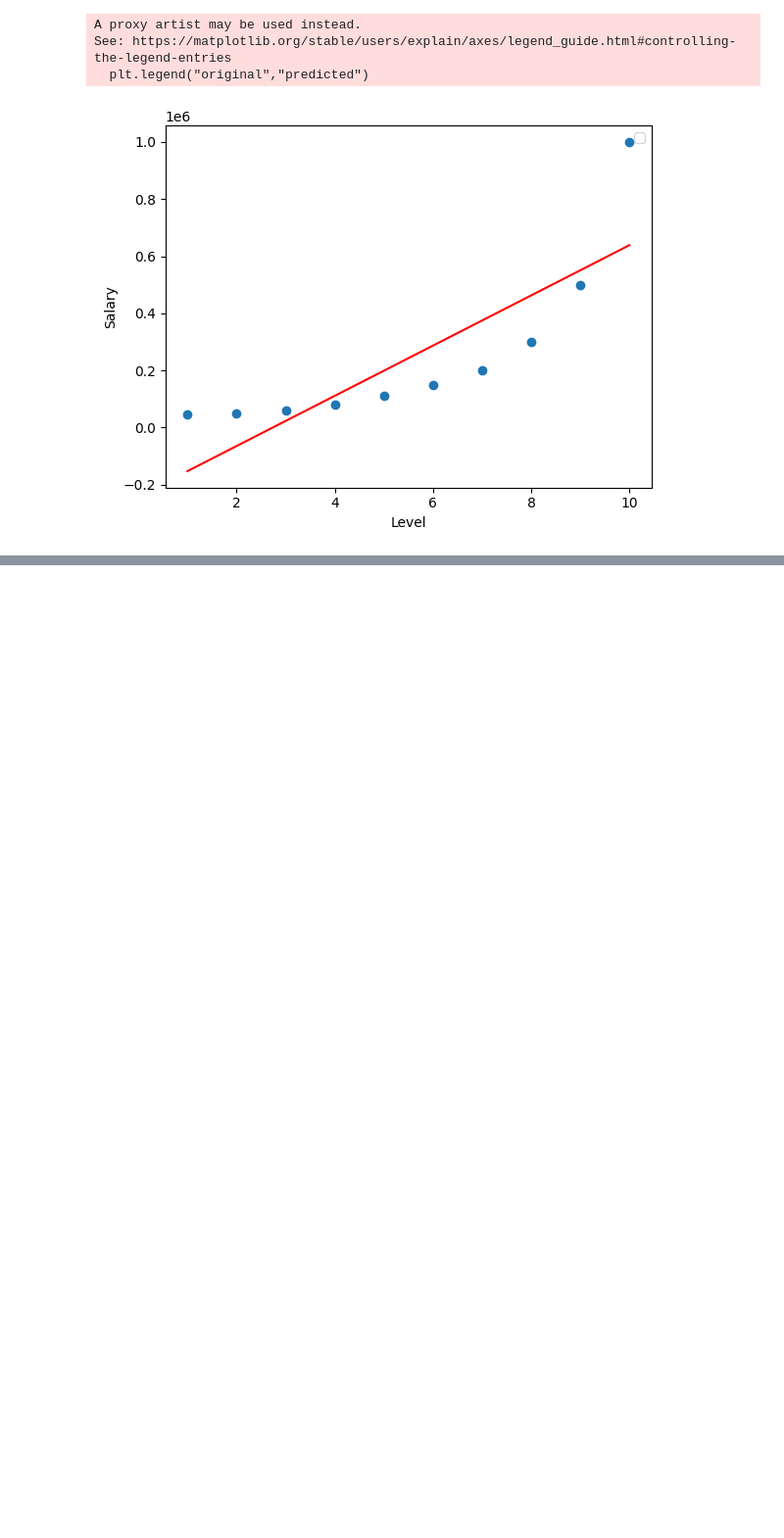
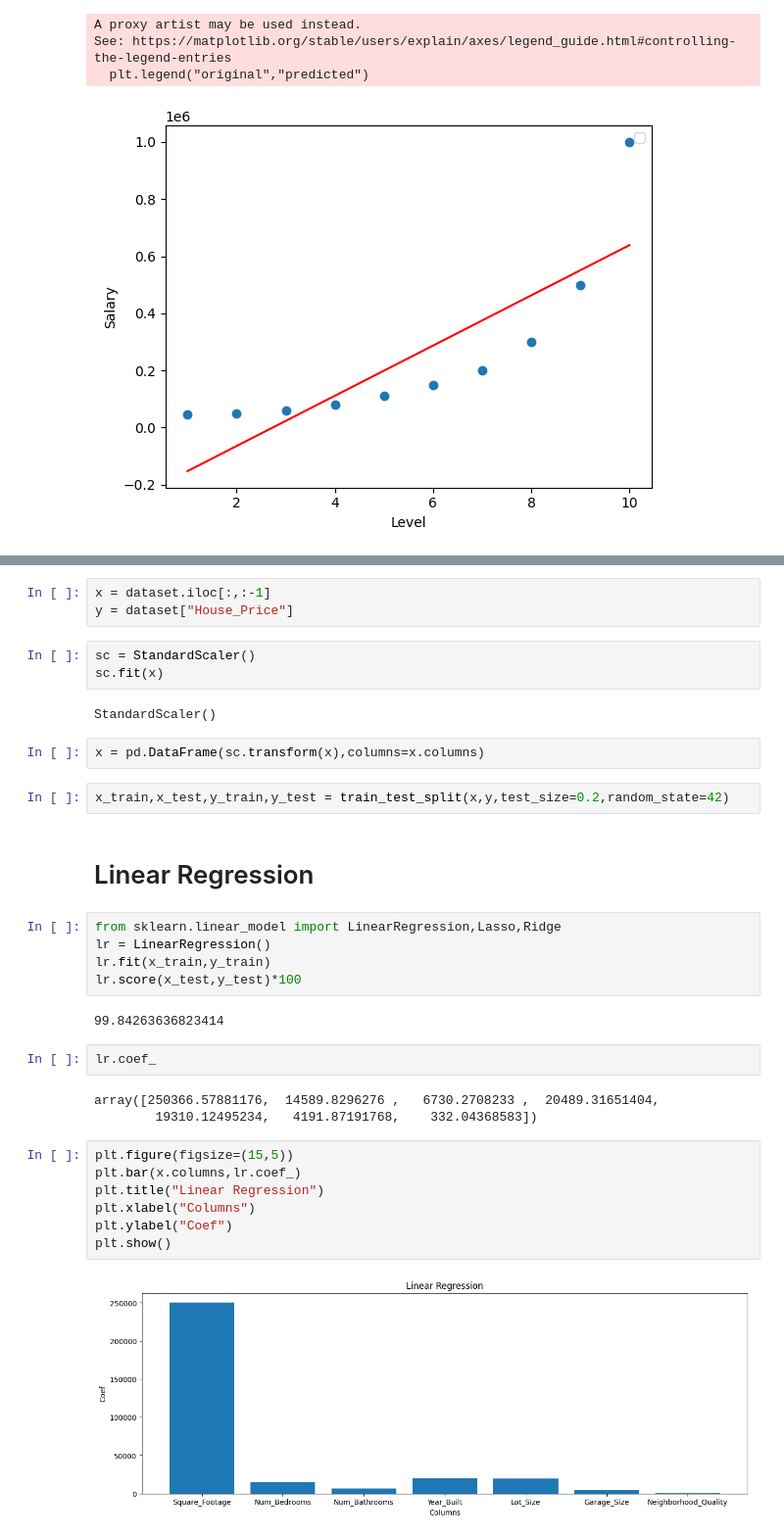
Before and after one commit to jaskiratbudhmaan-ship-it/LocalRepo, a Jupyter notebook: Machine_Learning2.ipynb, the cells around one changed output, grey strips where cells are left out. Shown at 98% size. Drawn from its saved outputs; the diff is of its cells as text; blank space fills up the shorter version.

```diff
--- a/Machine_Learning2.ipynb
+++ b/Machine_Learning2.ipynb
@@ -160,0 +187,35 @@ See: https://matplotlib.org/stable/users/explain/axes/legend_guide.html#controll
+# %%
+x = dataset.iloc[:,:-1]
+y = dataset["House_Price"]
+# %%
+sc = StandardScaler()
+sc.fit(x)
+# %% [output]
+StandardScaler()
+# %%
+x = pd.DataFrame(sc.transform(x),columns=x.columns)
+# %%
+x_train,x_test,y_train,y_test = train_test_split(x,y,test_size=0.2,random_state=42)
+# %% [markdown]
+# Linear Regression
+# %%
+from sklearn.linear_model import LinearRegression,Lasso,Ridge
+lr = LinearRegression()
+lr.fit(x_train,y_train)
+lr.score(x_test,y_test)*100
+# %% [output]
+99.84263636823414
+# %%
+lr.coef_
+# %% [output]
+array([250366.57881176,  14589.8296276 ,   6730.2708233 ,  20489.31651404,
+        19310.12495234,   4191.87191768,    332.04368583])
+# %%
+plt.figure(figsize=(15,5))
+plt.bar(x.columns,lr.coef_)
+plt.title("Linear Regression")
+plt.xlabel("Columns")
+plt.ylabel("Coef")
+plt.show()
+# %% [output]
+[figure, added]
```
Also changed, not shown: parts of 23 cells of this notebook.
